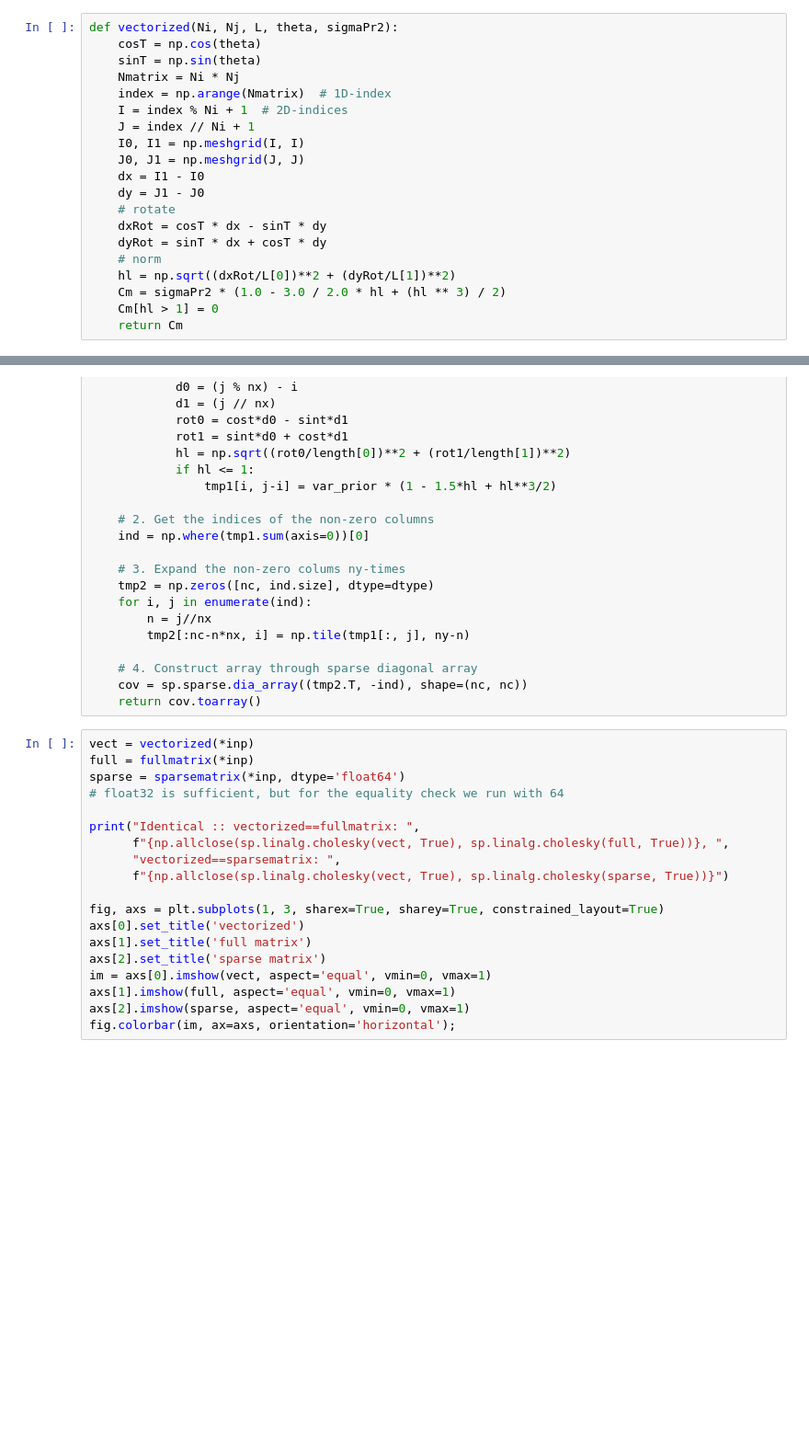
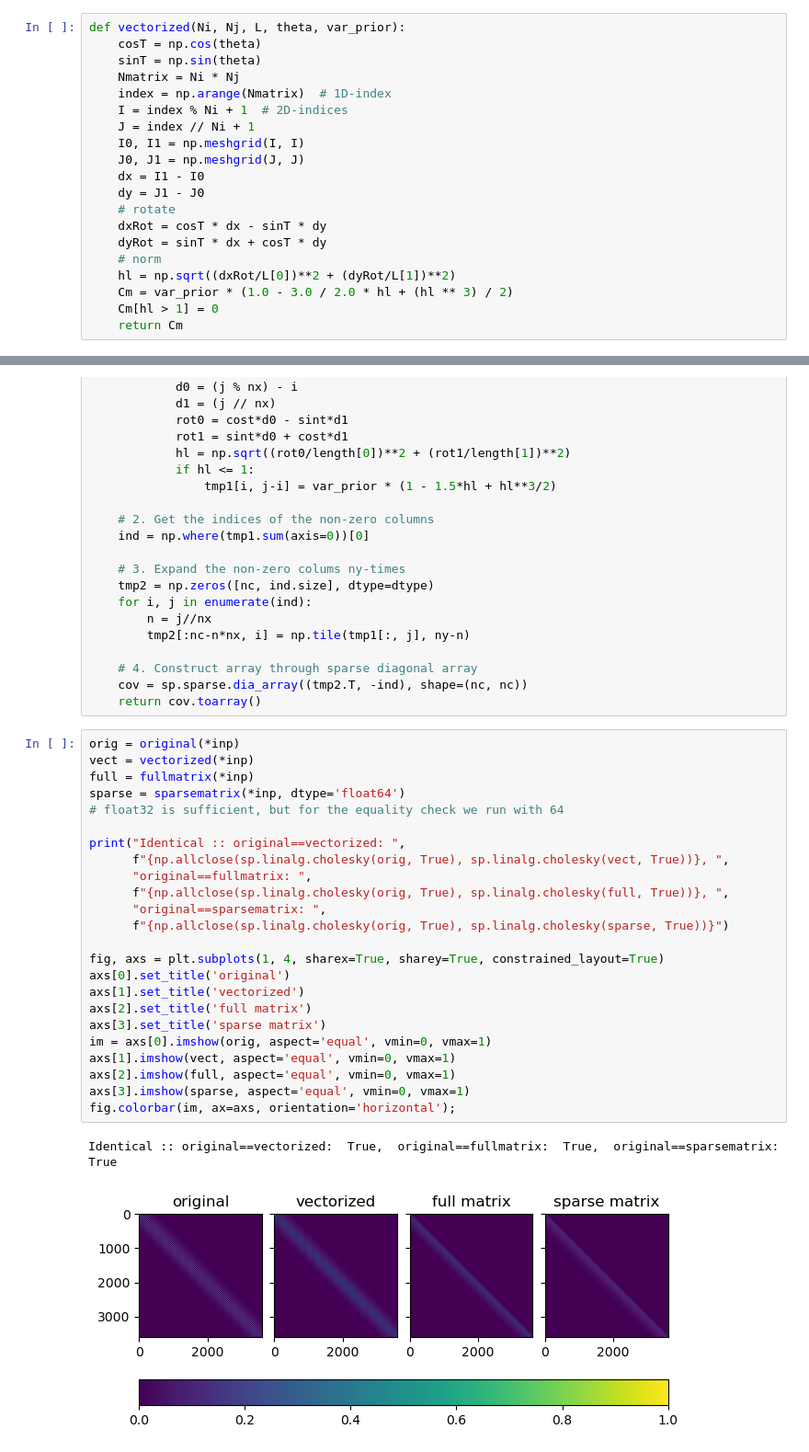
Before and after one commit to prisae/tmp-share, a Jupyter notebook: DevelopCovariance.ipynb, the cells around one changed output, grey strips where cells are left out. Shown at 92% size. Saved outputs shown, nothing was run; the diff lists cells and outputs as text; blank space fills up the shorter version.

Commit message:
Add original one

```diff
--- a/DevelopCovariance.ipynb
+++ b/DevelopCovariance.ipynb
@@ -15,5 +42,5 @@ inp = (nx, ny, L, theta, var_prior)
 # %%
-def vectorized(Ni, Nj, L, theta, sigmaPr2):
+def vectorized(Ni, Nj, L, theta, var_prior):
     cosT = np.cos(theta)
     sinT = np.sin(theta)
     Nmatrix = Ni * Nj
@@ -29,7 +56,7 @@ def vectorized(Ni, Nj, L, theta, sigmaPr2):
     dyRot = sinT * dx + cosT * dy
     # norm
     hl = np.sqrt((dxRot/L[0])**2 + (dyRot/L[1])**2)
-    Cm = sigmaPr2 * (1.0 - 3.0 / 2.0 * hl + (hl ** 3) / 2)
+    Cm = var_prior * (1.0 - 3.0 / 2.0 * hl + (hl ** 3) / 2)
     Cm[hl > 1] = 0
     return Cm
 # %%
@@ -93,22 +120,30 @@ def sparsematrix(nx, ny, length, theta, var_prior, dtype='float32'):
     cov = sp.sparse.dia_array((tmp2.T, -ind), shape=(nc, nc))
     return cov.toarray()
 # %%
+orig = original(*inp)
 vect = vectorized(*inp)
 full = fullmatrix(*inp)
 sparse = sparsematrix(*inp, dtype='float64')
 # float32 is sufficient, but for the equality check we run with 64
 
-print("Identical :: vectorized==fullmatrix: ",
-      f"{np.allclose(sp.linalg.cholesky(vect, True), sp.linalg.cholesky(full, True))}, ",
-      "vectorized==sparsematrix: ",
-      f"{np.allclose(sp.linalg.cholesky(vect, True), sp.linalg.cholesky(sparse, True))}")
+print("Identical :: original==vectorized: ",
+      f"{np.allclose(sp.linalg.cholesky(orig, True), sp.linalg.cholesky(vect, True))}, ",
+      "original==fullmatrix: ",
+      f"{np.allclose(sp.linalg.cholesky(orig, True), sp.linalg.cholesky(full, True))}, ",
+      "original==sparsematrix: ",
+      f"{np.allclose(sp.linalg.cholesky(orig, True), sp.linalg.cholesky(sparse, True))}")
 
-fig, axs = plt.subplots(1, 3, sharex=True, sharey=True, constrained_layout=True)
-axs[0].set_title('vectorized')
-axs[1].set_title('full matrix')
-axs[2].set_title('sparse matrix')
-im = axs[0].imshow(vect, aspect='equal', vmin=0, vmax=1)
-axs[1].imshow(full, aspect='equal', vmin=0, vmax=1)
-axs[2].imshow(sparse, aspect='equal', vmin=0, vmax=1)
+fig, axs = plt.subplots(1, 4, sharex=True, sharey=True, constrained_layout=True)
+axs[0].set_title('original')
+axs[1].set_title('vectorized')
+axs[2].set_title('full matrix')
+axs[3].set_title('sparse matrix')
+im = axs[0].imshow(orig, aspect='equal', vmin=0, vmax=1)
+axs[1].imshow(vect, aspect='equal', vmin=0, vmax=1)
+axs[2].imshow(full, aspect='equal', vmin=0, vmax=1)
+axs[3].imshow(sparse, aspect='equal', vmin=0, vmax=1)
 fig.colorbar(im, ax=axs, orientation='horizontal');
+# %% [output]
+Identical :: original==vectorized:  True,  original==fullmatrix:  True,  original==sparsematrix:  True
+[figure, added]
 # %%
```
Also changed, not shown: parts of 3 cells of this notebook.
